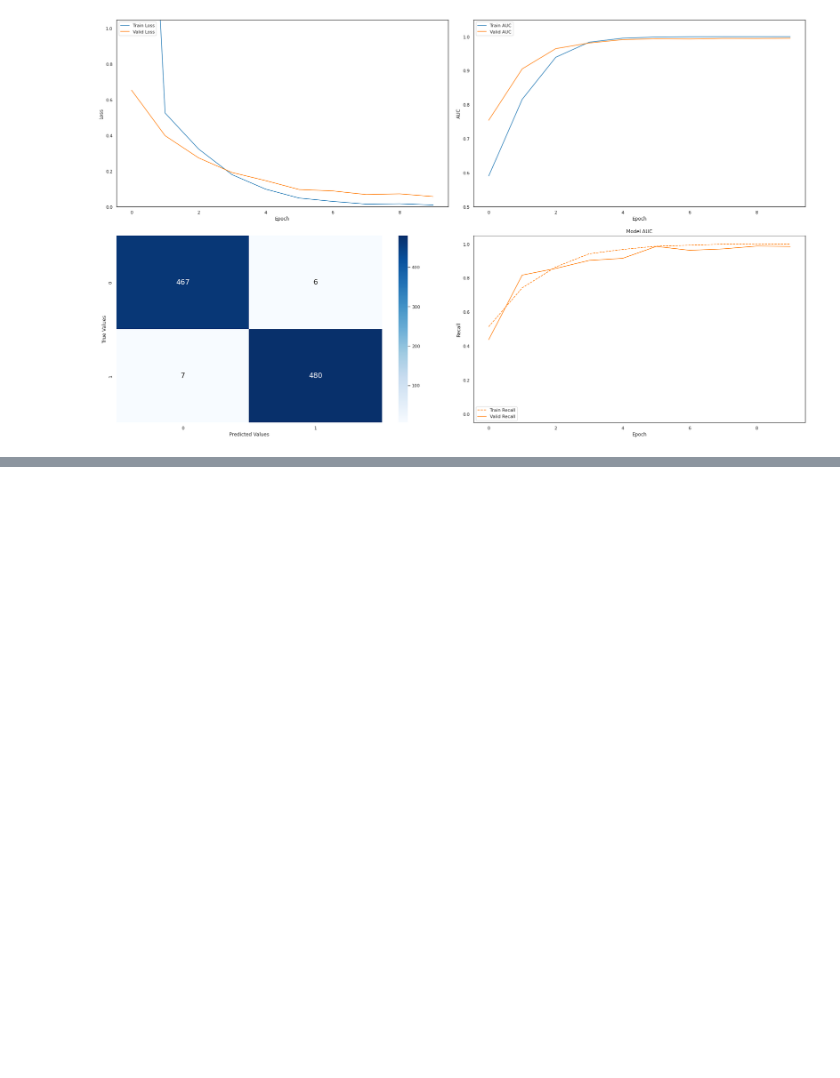
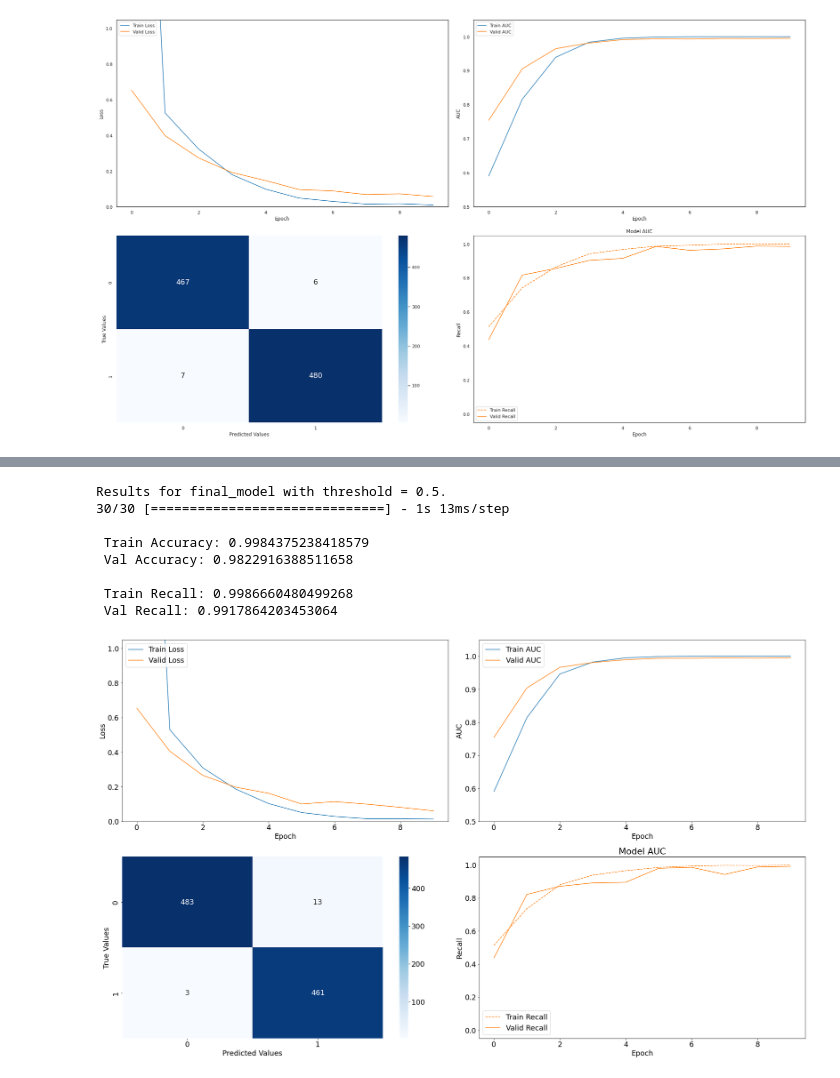
Before and after one commit to ilanhaskel/Alzheimers_Disease_fMRI_Image_Classifier, a Jupyter notebook: index.ipynb, the cells around one changed output, grey strips where cells are left out. Drawn from its saved outputs; the diff is of its cells as text; code cells hidden in the pictures; blank space fills up the shorter version.

```diff
--- a/index.ipynb
+++ b/index.ipynb
@@ -384,0 +506,21 @@ Results for model2 with threshold = 0.5.
+# %%
+final_model = models.Sequential([
+    layers.Conv2D(128, (3,3), activation='relu', input_shape=(input_layer)),
+    layers.MaxPooling2D(2,2),
+    layers.Flatten(),
+    layers.Dense(512, activation='relu'),
+    # dropout layer
+    layers.Dropout(0.5),
+    layers.Dense(1, activation='sigmoid')
+])
+# %%
+final_model.compile(optimizer='adam',
+              loss='binary_crossentropy',
+              metrics=metrics)
+# %%
+final_history=final_model.fit(train_images,
+                  train_labels,
+                  epochs=10,
+                  validation_data=(val_images,val_labels),
+                  verbose=2
+                  ).history
@@ -384,0 +548,12 @@ Results for model2 with threshold = 0.5.
+# %%
+evaluate(final_model, 'final_model', final_history, X=test_images, y=test_labels, threshold=0.5)
+# %% [output]
+Results for final_model with threshold = 0.5.
+30/30 [==============================] - 1s 13ms/step
+
+ Train Accuracy: 0.9984375238418579
+ Val Accuracy: 0.9822916388511658
+
+ Train Recall: 0.9986660480499268
+ Val Recall: 0.9917864203453064
+[figure, added]
```
Also changed, not shown: parts of 18 cells of this notebook.
